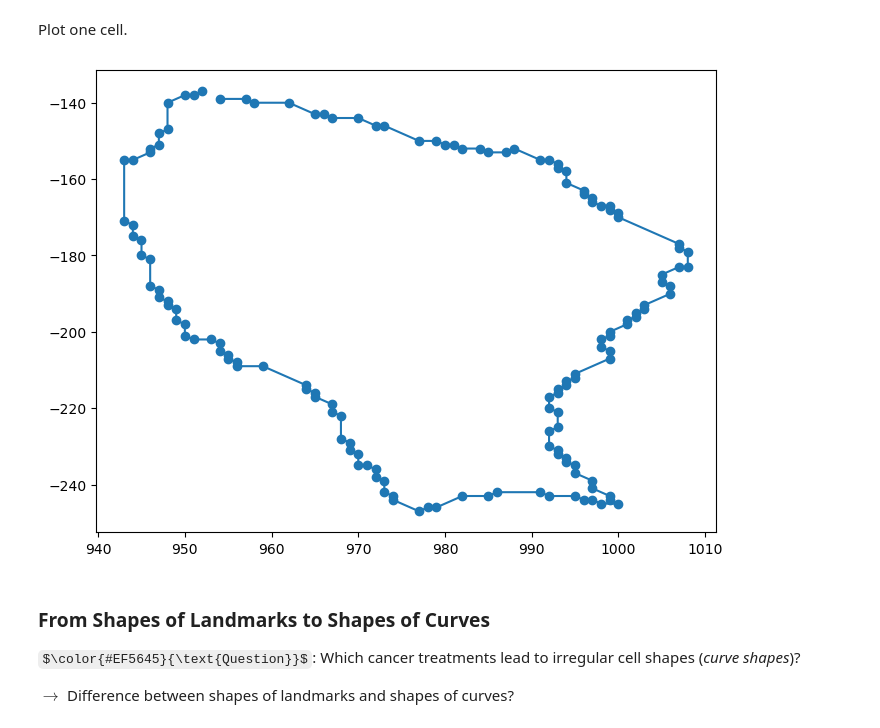
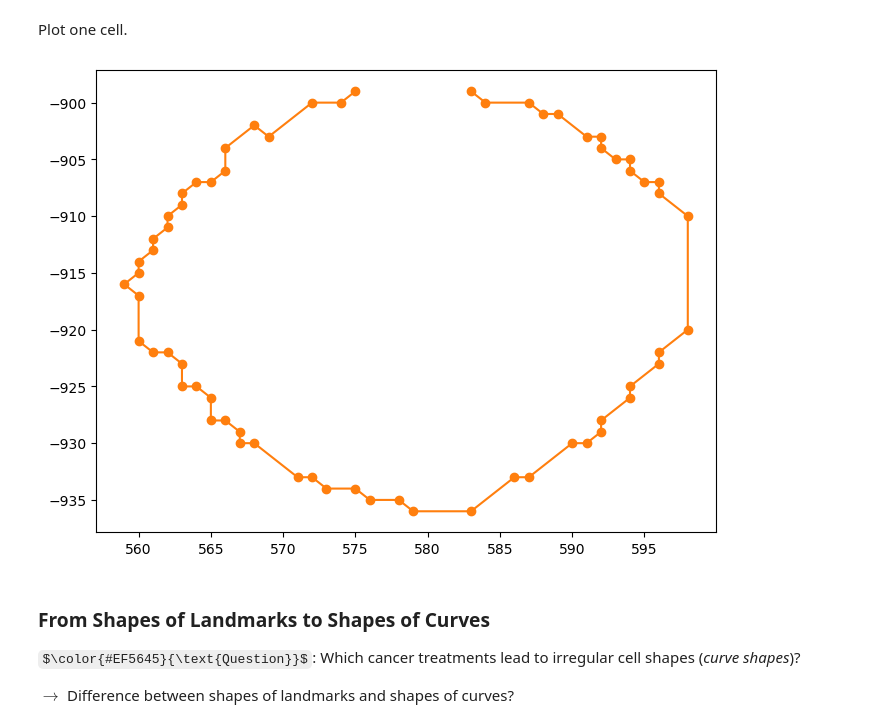
Before and after one commit to geometric-intelligence/ece594n, a Jupyter notebook: lectures/02_b_curves.ipynb, the cells around one changed output. Saved outputs shown, nothing was run; the diff lists cells and outputs as text; code cells hidden in the pictures; some formulas as TeX source.

```diff
--- a/lectures/02_b_curves.ipynb
+++ b/lectures/02_b_curves.ipynb
@@ -126,9 +125,9 @@ Plot one cell.
 # %%
 import matplotlib.pyplot as plt
 plt.figure(figsize=(8, 6))
-plt.plot(cells[1][:, 0], cells[1][:, 1], "C0", marker="o");
+plt.plot(cells[10][:, 0], cells[10][:, 1], "C1", marker="o");
 # %% [output]
-[figure, old version]
+[figure, new version]
 # %% [markdown]
 ### From Shapes of Landmarks to Shapes of Curves
 
```
Also changed, not shown: parts of 15 cells of this notebook.
